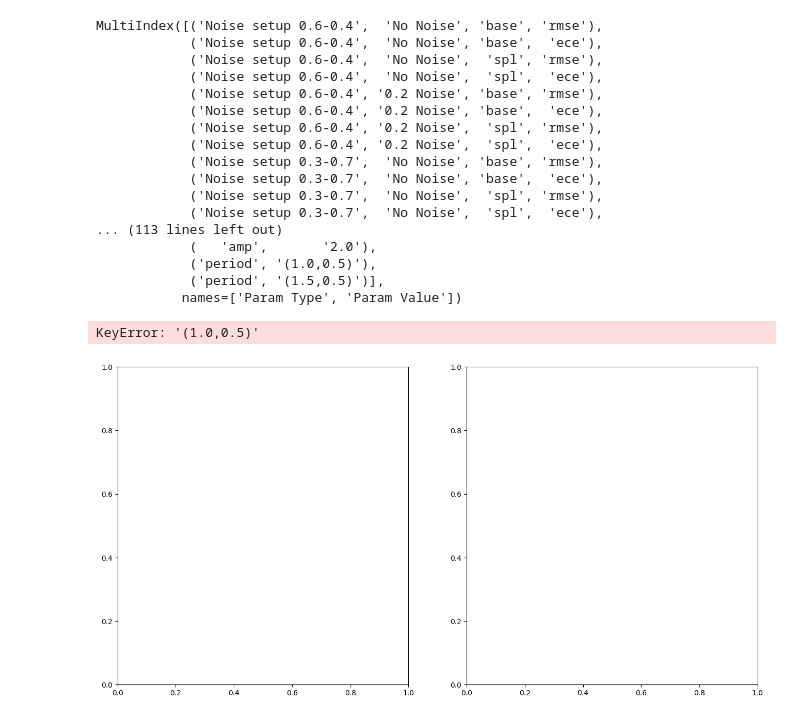
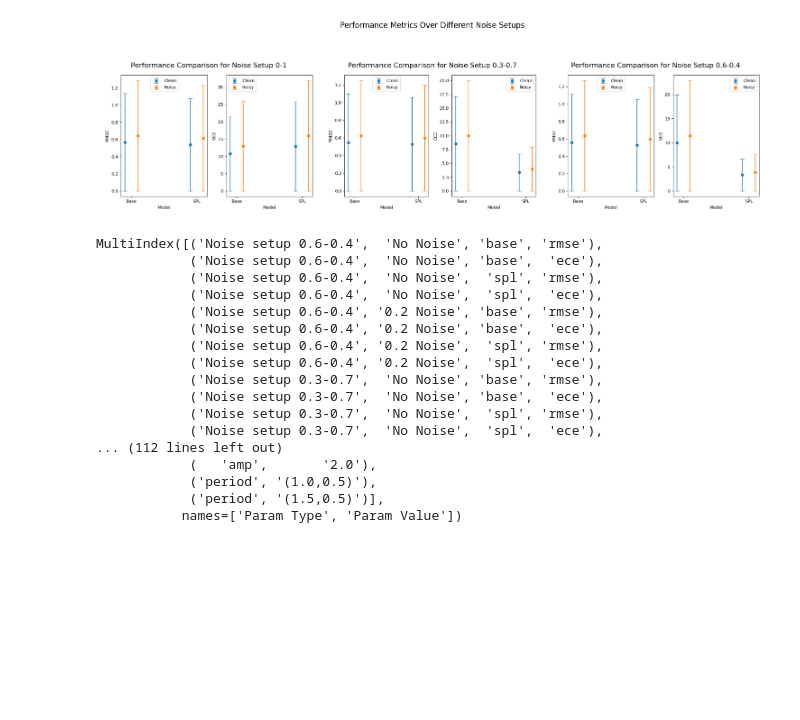
Before and after one commit to aszi09/CL_for_faster_Meta-learning, a Jupyter notebook: aa_experiment_scripts/spl_data_plot_aggregate_eval.ipynb, the cells around one changed output. Drawn from its saved outputs; the diff is of its cells as text; code cells hidden in the pictures; blank space fills up the shorter version.

```diff
--- a/aa_experiment_scripts/spl_data_plot_aggregate_eval.ipynb
+++ b/aa_experiment_scripts/spl_data_plot_aggregate_eval.ipynb
@@ -638,4 +697,33 @@ period (1.0,0.5)     7.69 (5.70, 9.67)
+# %%
+# Create a single figure with three subplots arranged horizontally
+fig, axs = plt.subplots(1, 3, figsize=(15, 5))
+
+# Load the images from the previously saved files
+img1 = plt.imread('performance_comparison2.png')
+img2 = plt.imread('performance_comparison1.png')
+img3 = plt.imread('performance_comparison0.png')
+
+# Plot the images in the subplots
+axs[0].imshow(img1)
+axs[0].axis('off')  # Turn off axes for cleaner display
+axs[1].imshow(img2)
+axs[1].axis('off')
+axs[2].imshow(img3)
+axs[2].axis('off')
+
+# Add a title to the larger figure
+fig.suptitle('Performance Metrics Over Different Noise Setups', fontsize=12)
+
+# Adjust layout to prevent overlapping
+plt.tight_layout()
+
+# Save or display the final figure
+plt.savefig('merged_performance_metrics.png')
+plt.show()
+# %% [output]
+[figure, added]
 # %%
+eval_table_df.to_pickle('eval_table_df.pkl')
 print(eval_table_df.columns)
 print(eval_table_df.index)
 print(eval_table_df.to_latex())
@@ -661,45 +749,8 @@ MultiIndex([('Noise setup 0.6-0.4',  'No Noise', 'base', 'rmse'),
             ('Noise setup 0.3-0.7',  'No Noise', 'base',  'ece'),
             ('Noise setup 0.3-0.7',  'No Noise',  'spl', 'rmse'),
             ('Noise setup 0.3-0.7',  'No Noise',  'spl',  'ece'),
-... (113 lines left out)
+... (112 lines left out)
             (   'amp',       '2.0'),
             ('period', '(1.0,0.5)'),
             ('period', '(1.5,0.5)')],
            names=['Param Type', 'Param Value'])
-# %%
-
-noise_setups = eval_table_df.T.index.get_level_values(0).unique()
-
-# Iterate over noise setups
-for setup in noise_setups:
-    subset_df = eval_table_df.T.loc[setup]
-    subset_df_numeric = subset_df.applymap(lambda x: float(x.split()[0]))  # Convert values to numeric
-    subset_df_unstacked = subset_df_numeric.unstack(level="Model")
-
-    # Create a new figure for each noise setup
-    fig, axes = plt.subplots(nrows=1, ncols=2, figsize=(16, 8))
-
-    # Iterate over metrics
-    for i, metric in enumerate(['rmse', 'ece']):
-        # Plot the data
-        ax = subset_df_unstacked[metric].plot(kind='bar', ax=axes[i], title=f'{metric.upper()} for {setup} Noise Setup')
-
-        # Add gridlines
-        ax.grid(True, which='both', linestyle='--', linewidth=0.5)
-
-        # Rotate x-axis labels for better readability
-        ax.set_xticklabels(ax.get_xticklabels(), rotation=45)
-
-        # Add labels and legend
-        ax.set_xlabel('(Param type, Value, Model)')
-        ax.set_ylabel(f'{metric.upper()} Value')
-        ax.legend(title='Model')
-
-    # Adjust layout to prevent overlap
-    plt.tight_layout()
-
-    # Show plot
-    plt.show()
-# %% [output]
-KeyError: '(1.0,0.5)'
-[figure, removed]
```
Also changed, not shown: parts of 7 cells of this notebook, 14 other files.
